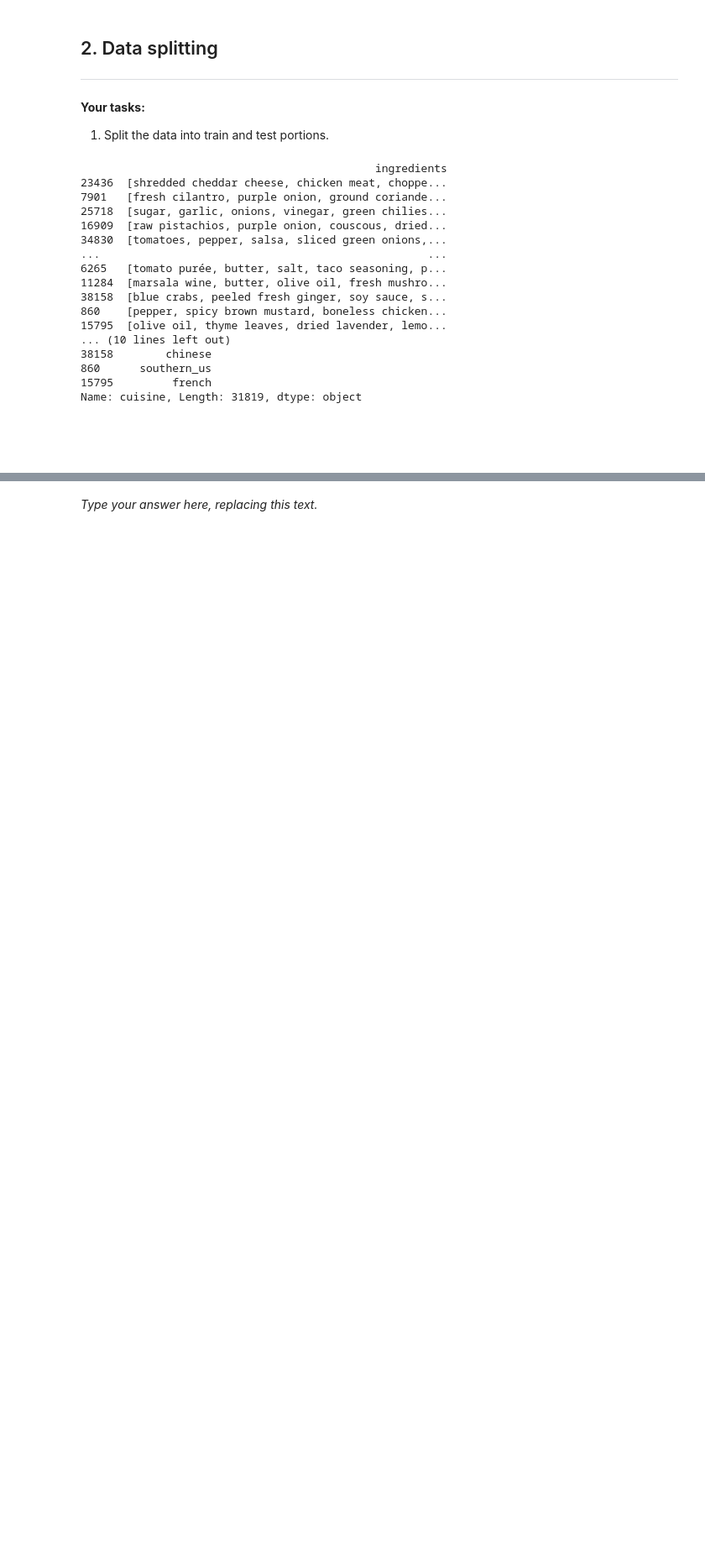
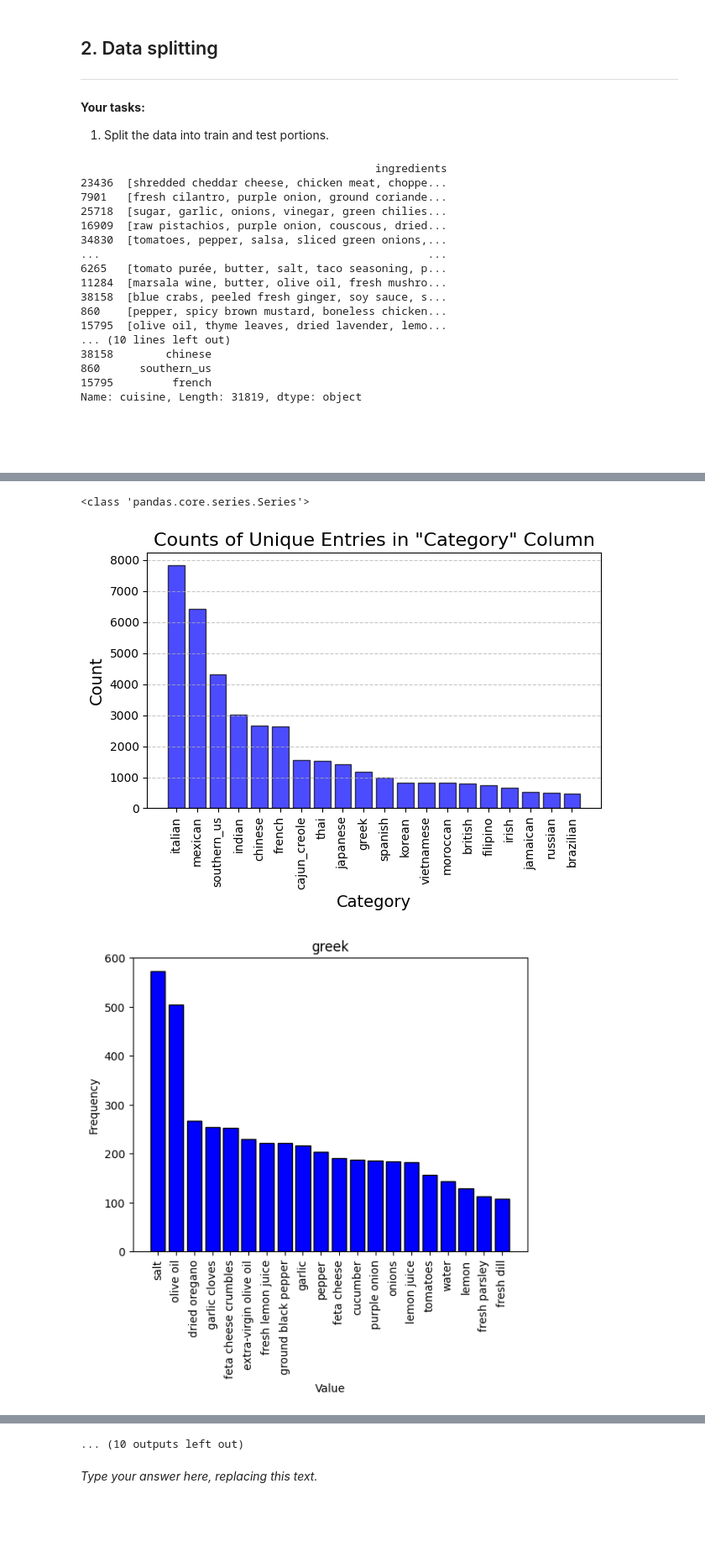
Before and after one commit to dashby1/KraftMacNCheese, a Jupyter notebook: final-submission.ipynb, the cells around one changed output, grey strips where cells are left out. Shown at 84% size. Drawn from its saved outputs; the diff is of its cells as text; code cells hidden in the pictures; blank space fills up the shorter version.

```diff
--- a/final-submission.ipynb
+++ b/final-submission.ipynb
@@ -167,0 +166,72 @@ Name: cuisine, Length: 31819, dtype: object
+# %%
+from collections import Counter
+
+unique_counts = y.value_counts()
+
+# Display the counts
+print(type(unique_counts))
+
+plt.bar(unique_counts.index, unique_counts.values, color='blue', edgecolor='black', alpha=0.7)
+
+# Add labels, title, and grid
+plt.title('Counts of Unique Entries in "Category" Column', fontsize=16)
+plt.xlabel('Category', fontsize=14)
+plt.ylabel('Count', fontsize=14)
+plt.grid(axis='y', linestyle='--', alpha=0.7)
+plt.xticks(rotation=90)
+
+# Show the plot
+plt.tight_layout()
+plt.show()
+
+import pandas as pd
+import matplotlib.pyplot as plt
+from collections import Counter
+
+def plot_ingredient_distribution(df):
+    """
+    Plots the ingredient distribution for each cuisine.
+
+    Parameters:
+    - df (pd.DataFrame): DataFrame containing the data.
+    - ingredient_column (str): Name of the column with ingredient lists.
+    - cuisine_column (str): Name of the column with cuisine types.
+    """
+
+    totals = {}
+
+    for index, row in df.iterrows():
+        # print(row["cuisine"])
+        if row["cuisine"] not in totals:
+            totals[row["cuisine"]] = row["ingredients"]
+        else:
+            totals[row["cuisine"]] = totals[row["cuisine"]] + row["ingredients"]
+
+    for key, value in totals.items():
+        counter = Counter(value)
+
+        # Get the 10 most common values (value, frequency) pairs
+        most_common = counter.most_common(20)
+
+        # Separate the values and their counts
+        values, counts = zip(*most_common)
+
+        # Plot the histogram of the top 10 most frequent values
+        plt.bar(values, counts, color='blue', edgecolor='black')
+
+        # Add labels and title
+        plt.xlabel('Value')
+        plt.ylabel('Frequency')
+        plt.title(key)
+        plt.xticks(rotation=90)
+
+        # Show the plot
+        plt.show()
+
+
+# Plot ingredient distribution for each cuisine
+plot_ingredient_distribution(df)
+# %% [output]
+<class 'pandas.core.series.Series'>
+[figure, added]
+[figure, added]
@@ -168,3 +247,4 @@ Name: cuisine, Length: 31819, dtype: object
+... (10 outputs left out)
 # %% [markdown]
 _Type your answer here, replacing this text._
 # %% [markdown]
```
Also changed, not shown: parts of 11 cells of this notebook.
